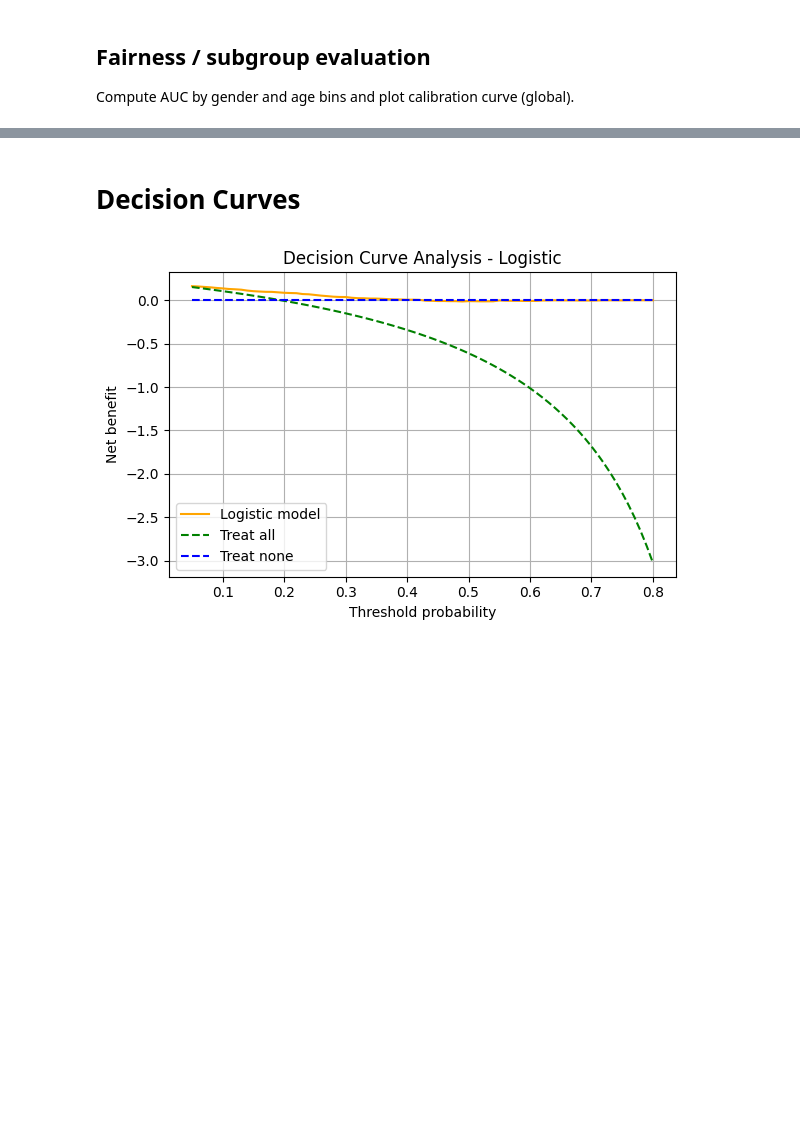
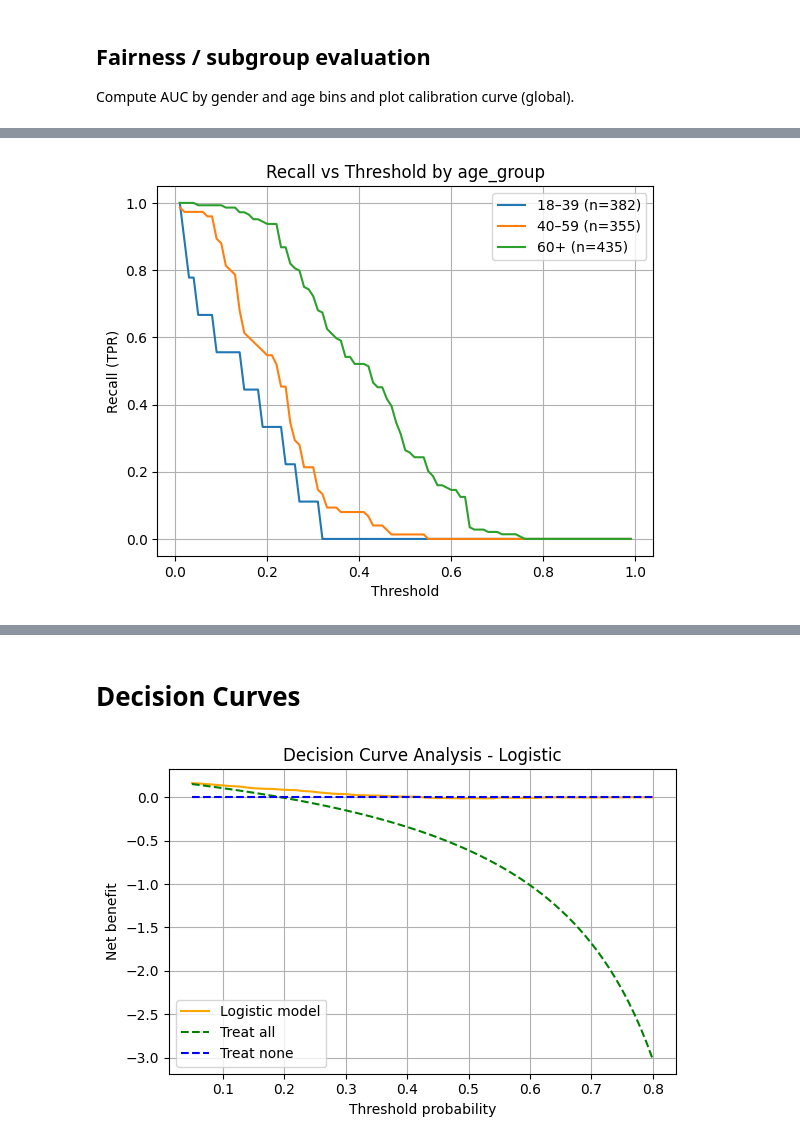
Before and after one commit to aoosama707/NHANES_2017-2018_Kaggle-Diabetes_Risk_Pipeline, a Jupyter notebook: nhanes_kaggle_pipeline_final.ipynb, the cells around one changed output, grey strips where cells are left out. Cells and saved outputs as stored; diff of their text form; code cells hidden in the pictures; blank space fills up the shorter version.

```diff
--- a/nhanes_kaggle_pipeline_final.ipynb
+++ b/nhanes_kaggle_pipeline_final.ipynb
@@ -1123,11 +882,0 @@ Name: count, dtype: int64
-# %%
-print("\nAge fairness check (AUC):")
-
-for a in X_test_df['age_group'].dropna().unique():
-    mask = X_test_df['age_group'] == a
-
-    if mask.sum() < 50:
-        continue
-
-    auc = roc_auc_score(y_test[mask], y_pred_proba[mask])
-    print(f"Age group = {a} → AUC = {auc:.4f} (n={mask.sum()})")
@@ -1180,0 +955,75 @@ Calibration by age saved to figures/calibration_by_age.png
+# %%
+import matplotlib.pyplot as plt
+from sklearn.metrics import confusion_matrix
+
+def metrics_at_threshold(y_true, y_prob, thr):
+    y_hat = (y_prob >= thr).astype(int)
+    tn, fp, fn, tp = confusion_matrix(y_true, y_hat, labels=[0,1]).ravel()
+    recall = tp / (tp + fn) if (tp + fn) else np.nan
+    fpr    = fp / (fp + tn) if (fp + tn) else np.nan
+    fnr    = fn / (fn + tp) if (fn + tp) else np.nan
+    prec   = tp / (tp + fp) if (tp + fp) else np.nan
+    return {"threshold": thr, "precision": prec, "recall": recall, "FPR": fpr, "FNR": fnr,
+            "TP": tp, "FP": fp, "TN": tn, "FN": fn}
+
+def subgroup_threshold_for_target_recall(y_true, y_prob, target_recall=0.80, grid=None):
+    if grid is None:
+        grid = np.linspace(0.01, 0.99, 99)
+    best = None
+    for thr in grid:
+        m = metrics_at_threshold(y_true, y_prob, thr)
+        if np.isnan(m["recall"]):
+            continue
+        if m["recall"] >= target_recall:
+            # among thresholds meeting recall target, prefer higher precision (or higher threshold)
+            if (best is None) or (m["precision"] > best["precision"]) or (
+                m["precision"] == best["precision"] and thr > best["threshold"]
+            ):
+                best = m
+    return best
+
+def plot_recall_vs_threshold_by_group(df, y_true, y_prob, group_col, min_n=50):
+    thresholds = np.linspace(0.01, 0.99, 99)
+    plt.figure()
+    for g in sorted(df[group_col].dropna().unique()):
+        mask = (df[group_col] == g)
+        if mask.sum() < min_n:
+            continue
+        recalls = []
+        for thr in thresholds:
+            m = metrics_at_threshold(y_true[mask], y_prob[mask], thr)
+            recalls.append(m["recall"])
+        plt.plot(thresholds, recalls, label=f"{g} (n={mask.sum()})")
+    plt.xlabel("Threshold")
+    plt.ylabel("Recall (TPR)")
+    plt.title(f"Recall vs Threshold by {group_col}")
+    plt.legend()
+    plt.grid(True)
+    plt.show()
+
+def subgroup_metrics_table(df, y_true, y_prob, group_col, thresholds=(0.5, 0.3, 0.2), min_n=50):
+    rows = []
+    for g in sorted(df[group_col].dropna().unique()):
+        mask = (df[group_col] == g)
+        if mask.sum() < min_n:
+            continue
+        for thr in thresholds:
+            m = metrics_at_threshold(y_true[mask], y_prob[mask], thr)
+            rows.append({"group_col": group_col, "group": g, "n": mask.sum(), **m})
+    return pd.DataFrame(rows)
+
+# --- 2A) Curves ---
+plot_recall_vs_threshold_by_group(X_test_df, y_test, y_pred_proba, "age_group")
+plot_recall_vs_threshold_by_group(X_test_df, y_test, y_pred_proba, "gender_group")
+plot_recall_vs_threshold_by_group(X_test_df, y_test, y_pred_proba, "race_group")
+
+# --- 2B) Multi-threshold table (choose thresholds you discuss in the paper) ---
+tbl = pd.concat([
+    subgroup_metrics_table(X_test_df, y_test, y_pred_proba, "age_group", thresholds=(0.5,0.3,0.2)),
+    subgroup_metrics_table(X_test_df, y_test, y_pred_proba, "gender_group", thresholds=(0.5,0.3,0.2)),
+    subgroup_metrics_table(X_test_df, y_test, y_pred_proba, "race_group", thresholds=(0.5,0.3,0.2)),
+], ignore_index=True)
+
+tbl.sort_values(["group_col","group","threshold"]).reset_index(drop=True)
+# %% [output]
+[figure, added]
```
Also changed, not shown: parts of 20 cells of this notebook.
